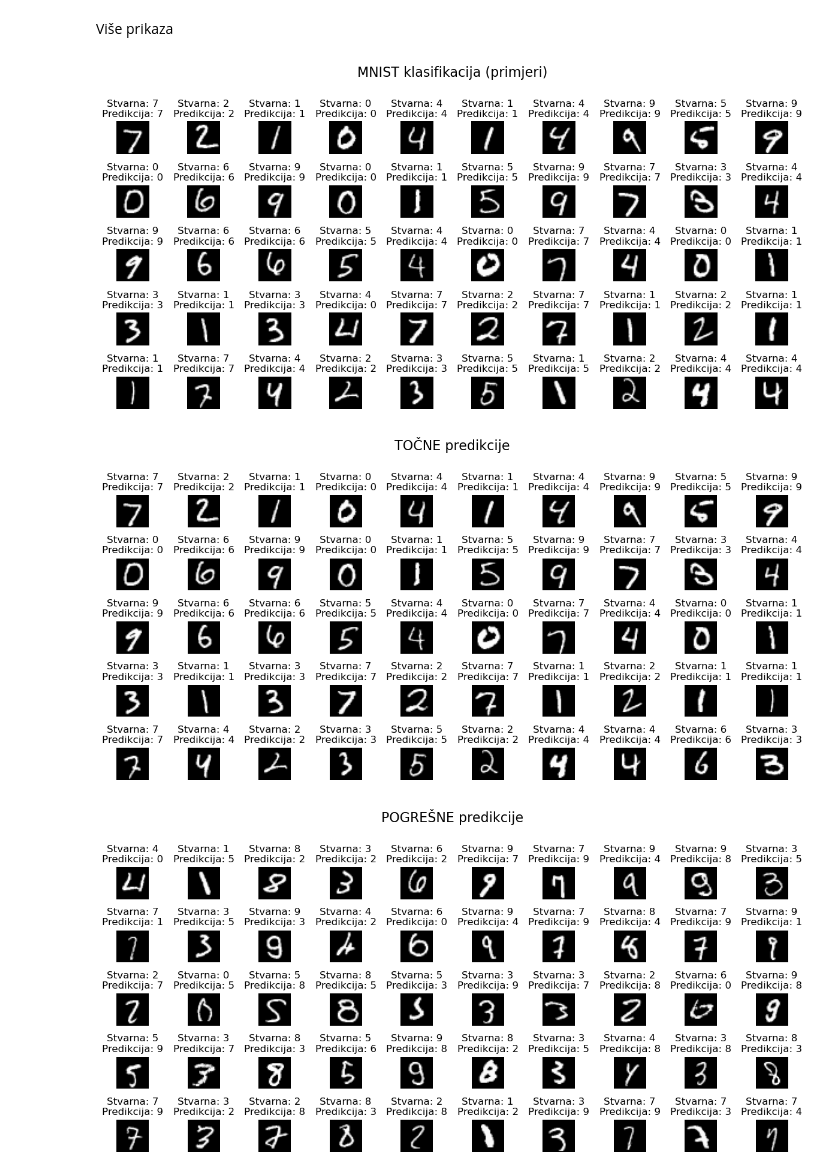
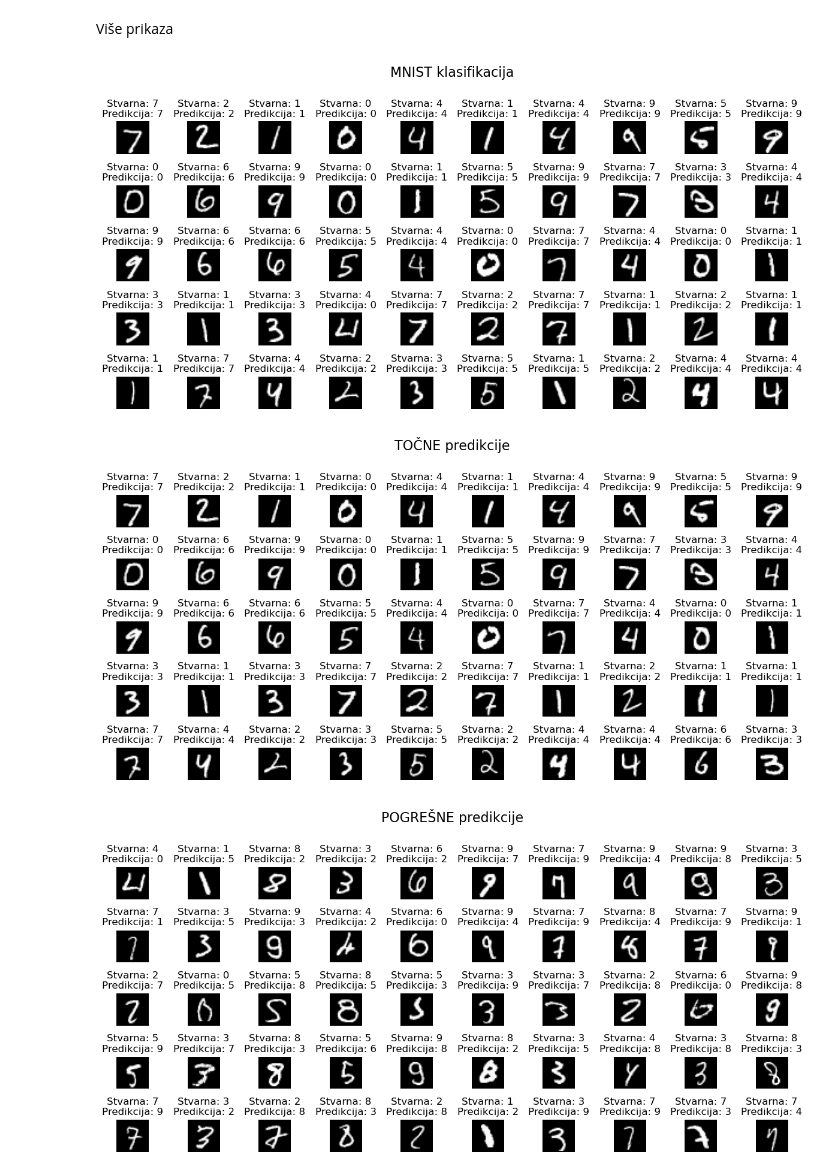
Before and after one commit to lsliskov/SVD_klasifikator_znamenki, a Jupyter notebook: klasifikator.ipynb, the cells around one changed output. Drawn from its saved outputs; the diff is of its cells as text; code cells hidden in the pictures.

```diff
--- a/klasifikator.ipynb
+++ b/klasifikator.ipynb
@@ -655,15 +655,15 @@ Više prikaza
 # %%
 redovi, stupci = 5, 10
 figsize = (12, 6)
 
 ind_svi = np.arange(min(N, redovi * stupci))
 ind_tocni = np.where(y_pred == y_test[:N])[0]
 ind_pogresni = np.where(y_pred != y_test[:N])[0]
 
-prikazi_mrezu(ind_svi, "MNIST klasifikacija (primjeri)", x_test[:N], y_test[:N], y_pred, redovi, stupci, figsize)
+prikazi_mrezu(ind_svi, "MNIST klasifikacija", x_test[:N], y_test[:N], y_pred, redovi, stupci, figsize)
 prikazi_mrezu(ind_tocni, "TOČNE predikcije", x_test[:N], y_test[:N], y_pred, redovi, stupci, figsize)
 prikazi_mrezu(ind_pogresni, "POGREŠNE predikcije", x_test[:N], y_test[:N], y_pred, redovi, stupci, figsize)
 # %% [output]
-[figure, old version]
+[figure, new version]
 [figure]
 [figure]
```
Also changed, not shown: 3 other files.
